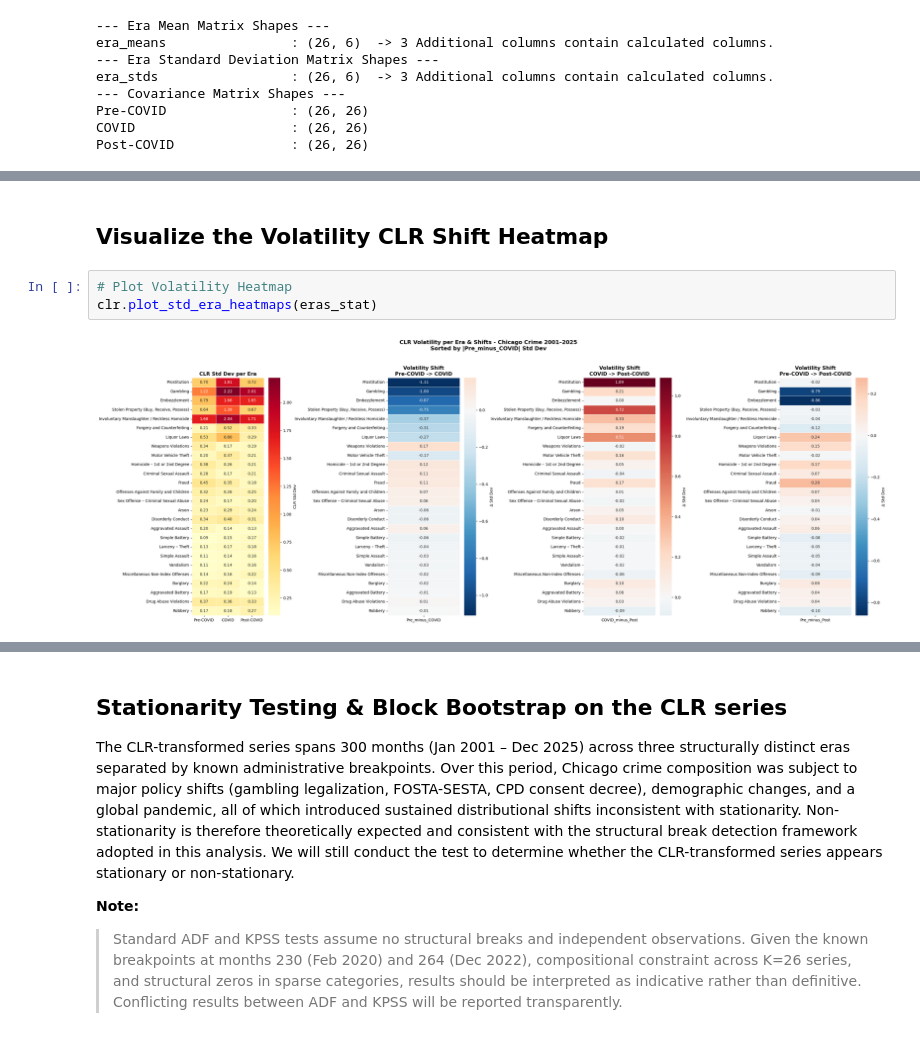
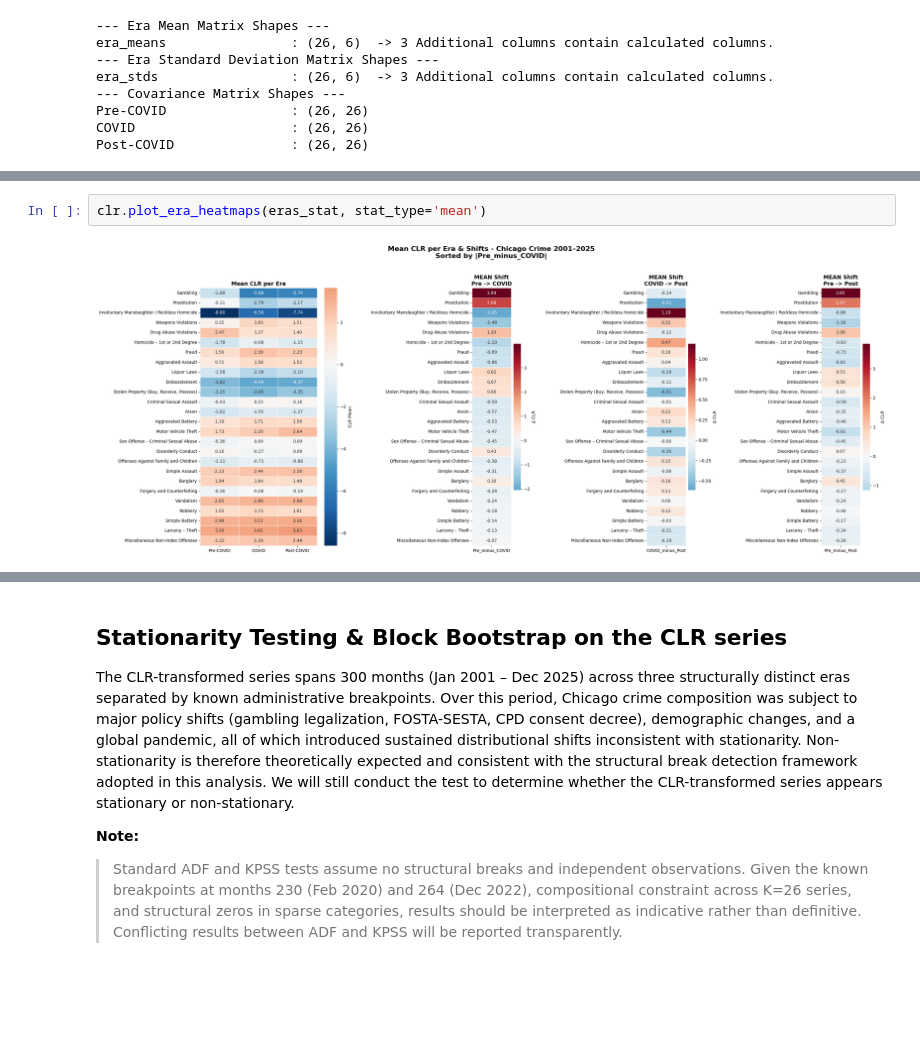
Before and after one commit to SirErikPak/ChicagoCrime, a Jupyter notebook: Notebook/ChicagoCrimeDetection.ipynb, the cells around one changed output, grey strips where cells are left out. Saved outputs shown, nothing was run; the diff lists cells and outputs as text; blank space fills up the shorter version.

```diff
--- a/Notebook/ChicagoCrimeDetection.ipynb
+++ b/Notebook/ChicagoCrimeDetection.ipynb
@@ -496,7 +525,4 @@ clr.plot_mean_era_heatmaps(eras_stat)
-# %% [markdown]
-## Visualize the Volatility CLR Shift Heatmap
-# %%
-# Plot Volatility Heatmap
-clr.plot_std_era_heatmaps(eras_stat)
-# %% [output]
-[figure, removed]
+# %%
+clr.plot_era_heatmaps(eras_stat, stat_type='mean')
+# %% [output]
+[figure, added]
```
Also changed, not shown: parts of 45 cells of this notebook, 15 other files.
